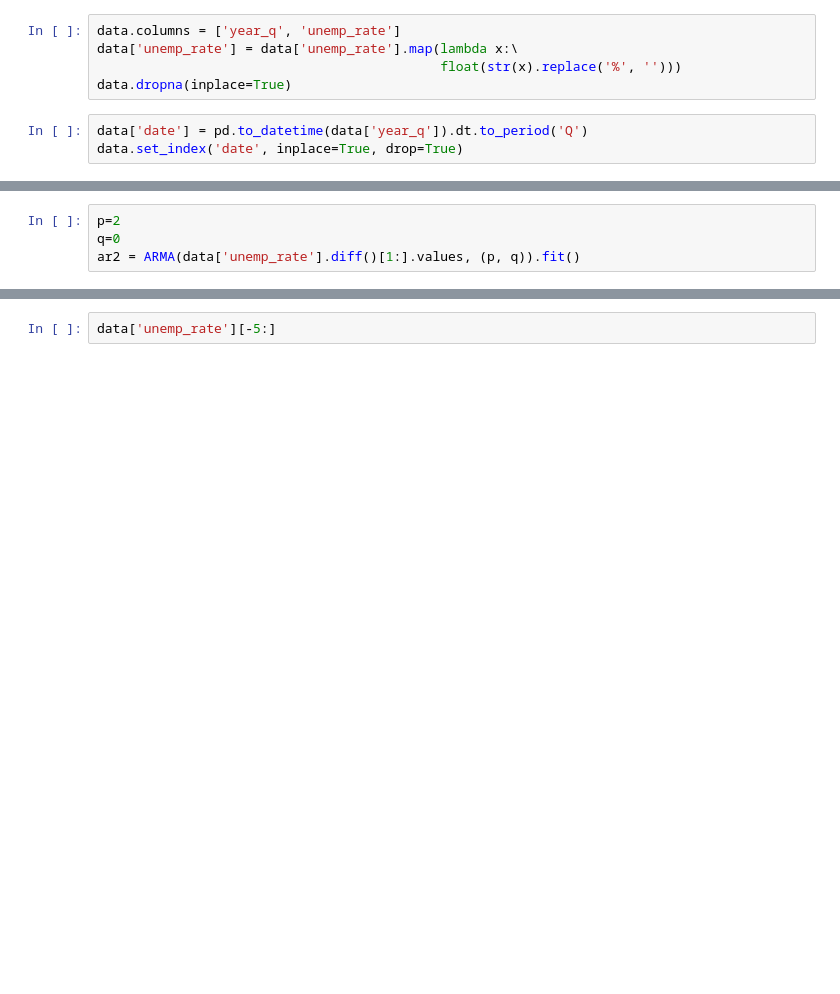
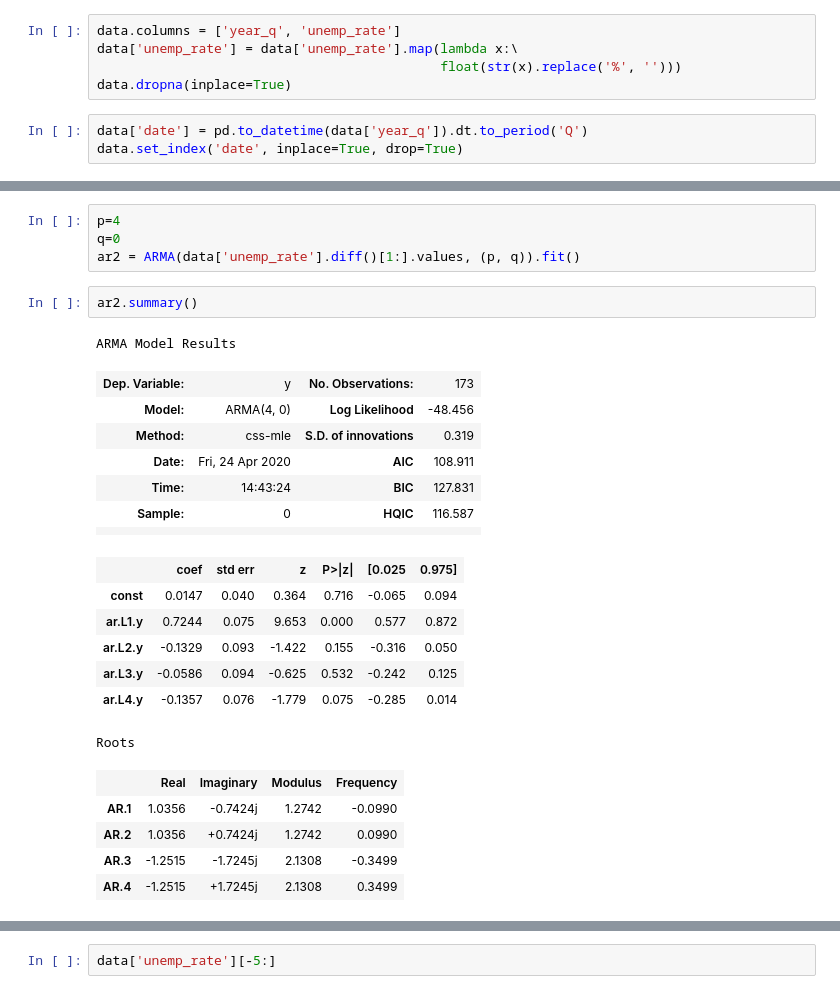
Before and after one commit to learn-co-students/dc-ds-021720, a Jupyter notebook: mod-4/week-1/day-5-Timeseries/time_series_modeling-Class.ipynb, the cells around one changed output, grey strips where cells are left out. Cells and saved outputs as stored; diff of their text form; blank space fills up the shorter version.

```diff
--- a/mod-4/week-1/day-5-Timeseries/time_series_modeling-Class.ipynb
+++ b/mod-4/week-1/day-5-Timeseries/time_series_modeling-Class.ipynb
@@ -344,7 +457,30 @@ data.head()
 # %%
-p=2
+p=4
 q=0
 ar2 = ARMA(data['unemp_rate'].diff()[1:].values, (p, q)).fit()
+# %%
+ar2.summary()
+# %% [output]
+ARMA Model Results
+| Dep. Variable: | y | No. Observations: | 173 |
+| Model: | ARMA(4, 0) | Log Likelihood | -48.456 |
+| Method: | css-mle | S.D. of innovations | 0.319 |
+| Date: | Fri, 24 Apr 2020 | AIC | 108.911 |
+| Time: | 14:43:24 | BIC | 127.831 |
+| Sample: | 0 | HQIC | 116.587 |
+|  |  |  |  |
+|  | coef | std err | z | P>|z| | [0.025 | 0.975] |
+| const | 0.0147 | 0.040 | 0.364 | 0.716 | -0.065 | 0.094 |
+| ar.L1.y | 0.7244 | 0.075 | 9.653 | 0.000 | 0.577 | 0.872 |
+| ar.L2.y | -0.1329 | 0.093 | -1.422 | 0.155 | -0.316 | 0.050 |
+| ar.L3.y | -0.0586 | 0.094 | -0.625 | 0.532 | -0.242 | 0.125 |
+| ar.L4.y | -0.1357 | 0.076 | -1.779 | 0.075 | -0.285 | 0.014 |
+Roots
+|  | Real | Imaginary | Modulus | Frequency |
+| AR.1 | 1.0356 | -0.7424j | 1.2742 | -0.0990 |
+| AR.2 | 1.0356 | +0.7424j | 1.2742 | 0.0990 |
+| AR.3 | -1.2515 | -1.7245j | 2.1308 | -0.3499 |
+| AR.4 | -1.2515 | +1.7245j | 2.1308 | 0.3499 |
 # %%
 preds2 = ar2.predict()
 full2 = data['unemp_rate'].values[0] + np.cumsum(preds2)
```
Also changed, not shown: parts of 35 cells of this notebook.
